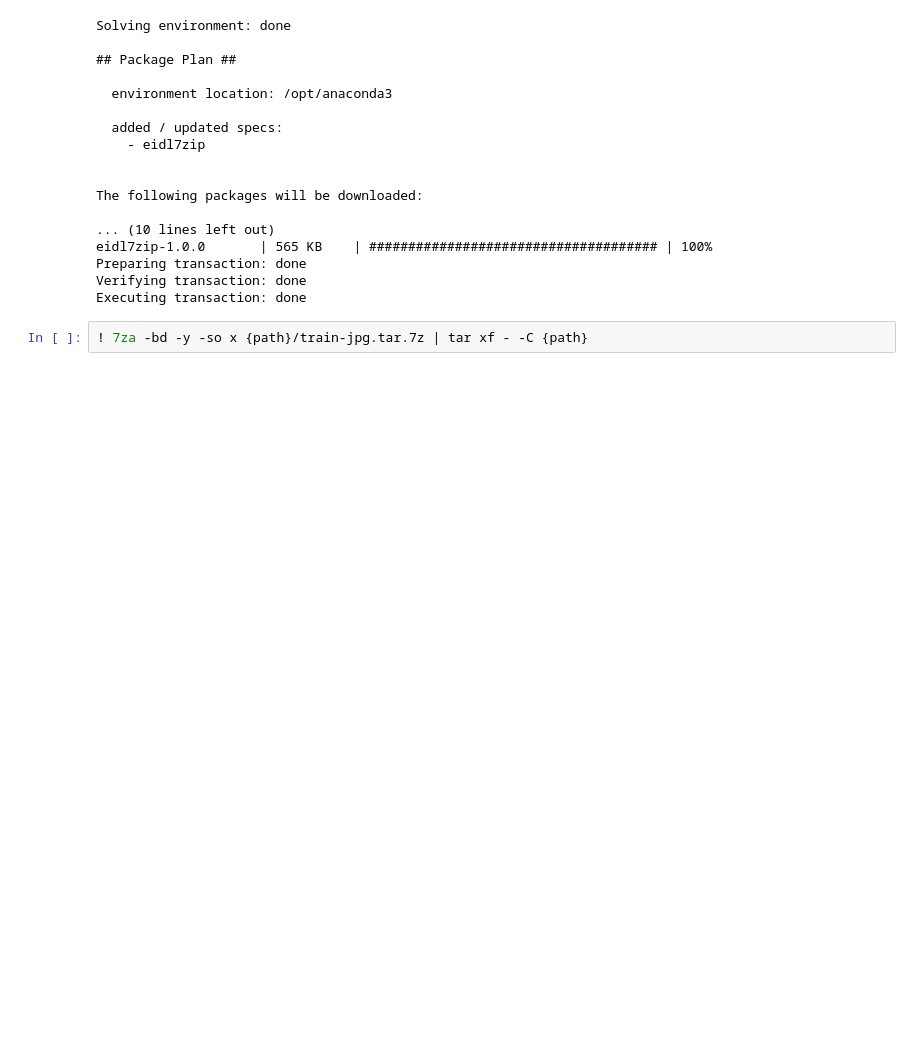
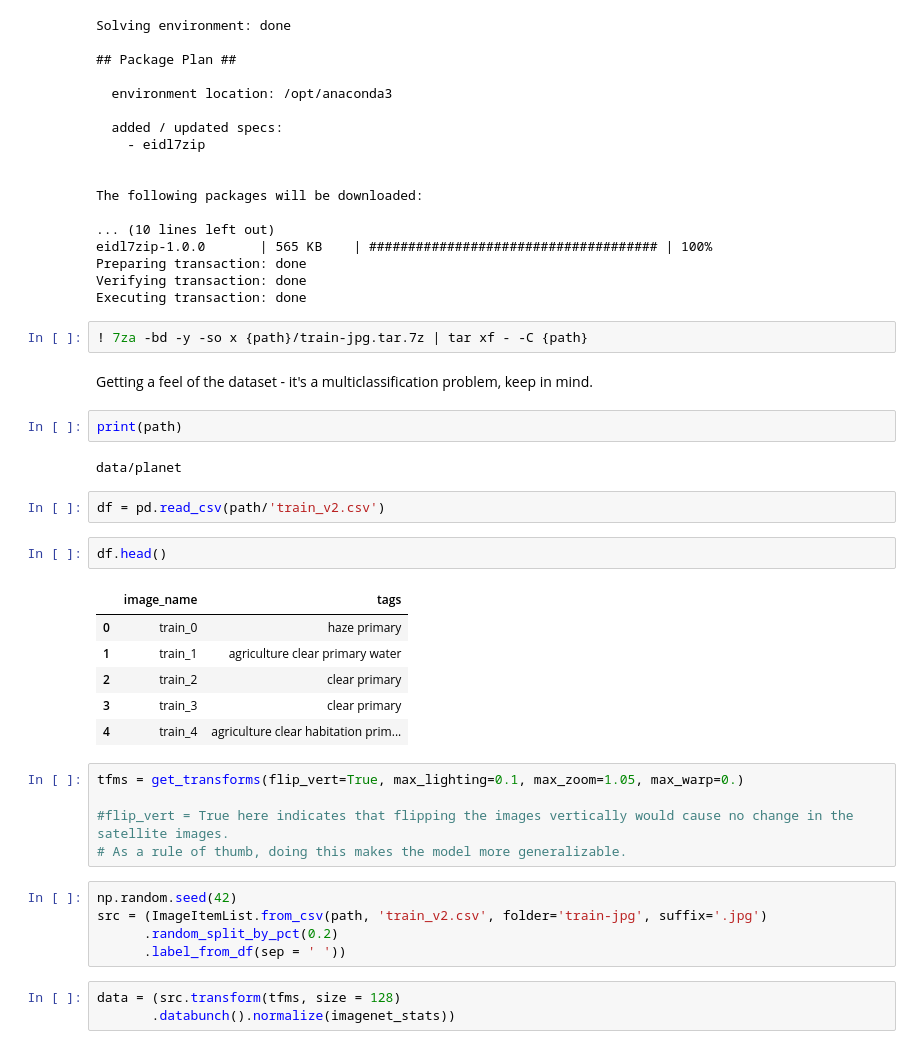
Before and after one commit to thelazyoxymoron/fastai-live-course, a Jupyter notebook: lesson3-planet-experiments.ipynb, the cells around one changed output. Saved outputs shown, nothing was run; the diff lists cells and outputs as text; blank space fills up the shorter version.

```diff
--- a/lesson3-planet-experiments.ipynb
+++ b/lesson3-planet-experiments.ipynb
@@ -70,3 +70,33 @@ Verifying transaction: done
 Executing transaction: done
 # %%
 ! 7za -bd -y -so x {path}/train-jpg.tar.7z | tar xf - -C {path}
+# %% [markdown]
+Getting a feel of the dataset - it's a multiclassification problem, keep in mind.
+# %%
+print(path)
+# %% [output]
+data/planet
+# %%
+df = pd.read_csv(path/'train_v2.csv')
+# %%
+df.head()
+# %% [output]
+|  | image_name | tags |
+| 0 | train_0 | haze primary |
+| 1 | train_1 | agriculture clear primary water |
+| 2 | train_2 | clear primary |
+| 3 | train_3 | clear primary |
+| 4 | train_4 | agriculture clear habitation prim... |
+# %%
+tfms = get_transforms(flip_vert=True, max_lighting=0.1, max_zoom=1.05, max_warp=0.)
+
+#flip_vert = True here indicates that flipping the images vertically would cause no change in the satellite images.
+# As a rule of thumb, doing this makes the model more generalizable.
+# %%
+np.random.seed(42)
+src = (ImageItemList.from_csv(path, 'train_v2.csv', folder='train-jpg', suffix='.jpg')
+      .random_split_by_pct(0.2)
+      .label_from_df(sep = ' '))
+# %%
+data = (src.transform(tfms, size = 128)
+       .databunch().normalize(imagenet_stats))
```
Also changed, not shown: parts of 24 cells of this notebook.
